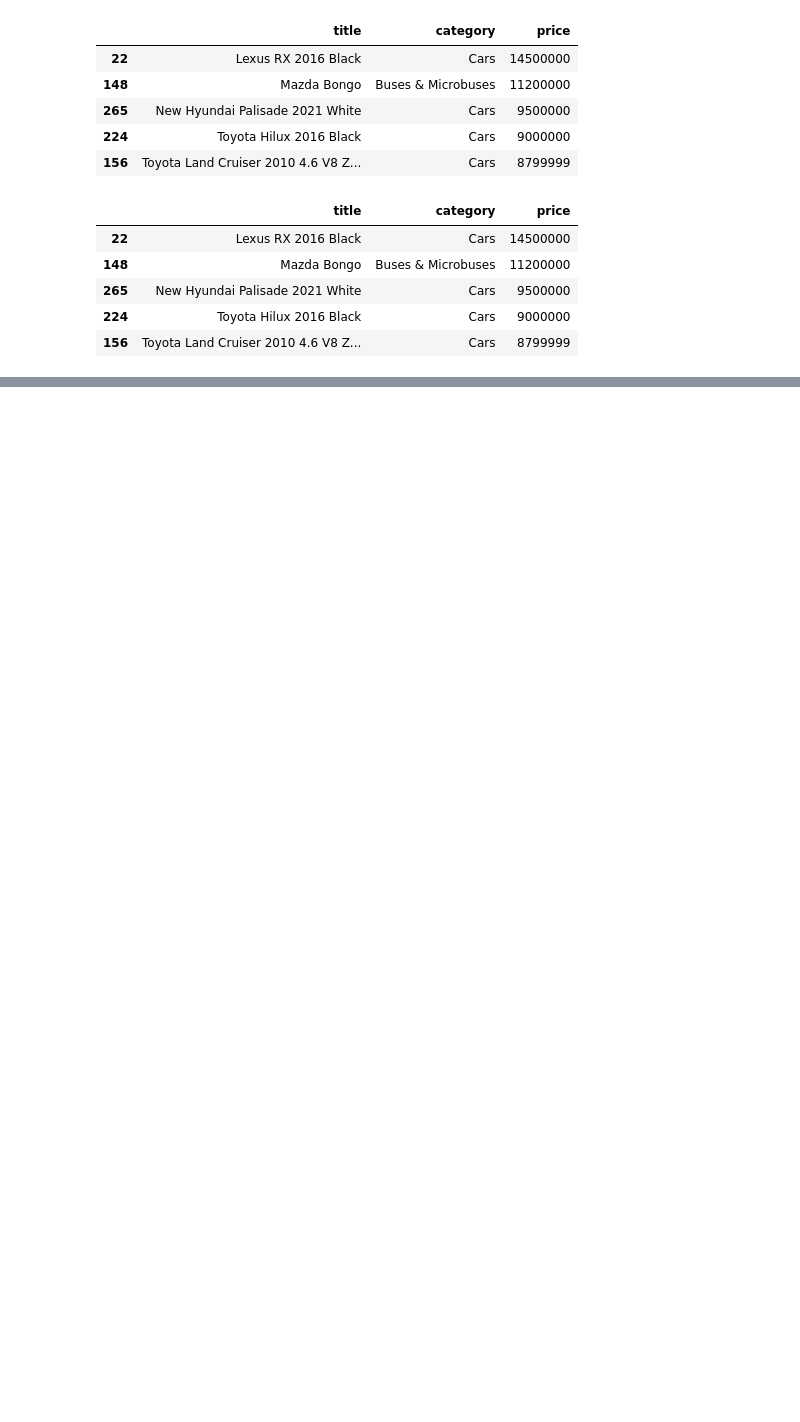
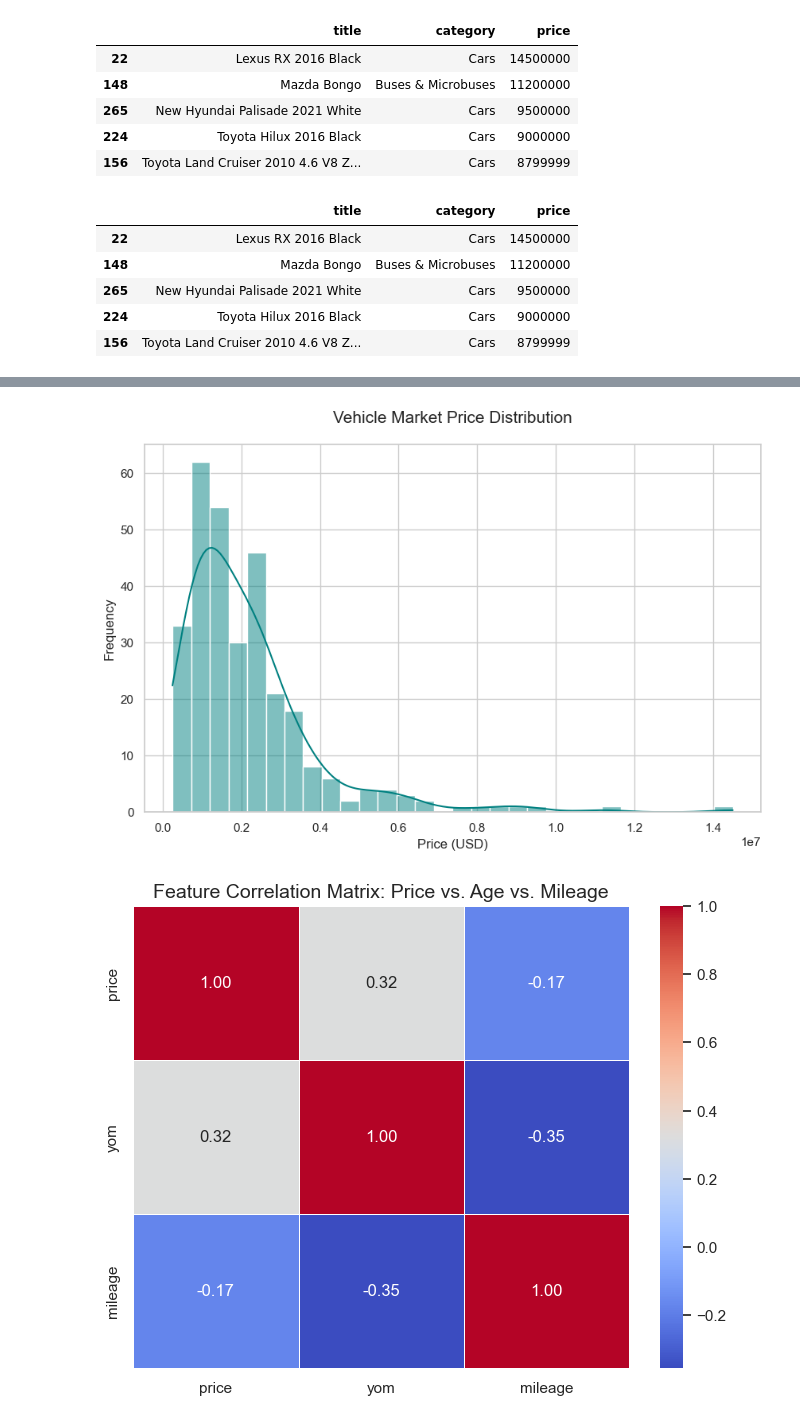
Before and after one commit to Jyn8140/My_Data_Portfolio, a Jupyter notebook: VEHICLE ANALYSIS PROJECT.ipynb, the cells around one changed output, grey strips where cells are left out. Cells and saved outputs as stored; diff of their text form; code cells hidden in the pictures; blank space fills up the shorter version.

Commit message:
Updated vehicle analysis with seaborn heatmap

```diff
--- a/VEHICLE ANALYSIS PROJECT.ipynb
+++ b/VEHICLE ANALYSIS PROJECT.ipynb
@@ -297,0 +300,25 @@ plt.show()
+# %%
+import seaborn as sns
+import matplotlib.pyplot as plt
+
+# 1. Set the professional aesthetic
+sns.set_theme(style="whitegrid", palette="viridis")
+
+# 2. Distribution of Vehicle Prices (with KDE curve)
+plt.figure(figsize=(10, 6))
+sns.histplot(df['price'], kde=True, color='teal', bins=30)
+plt.title('Vehicle Market Price Distribution', fontsize=15, pad=20)
+plt.xlabel('Price (USD)', fontsize=12)
+plt.ylabel('Frequency', fontsize=12)
+plt.show()
+
+# 3. Correlation Heatmap
+# This shows how strongly 'Year' and 'Mileage' relate to 'Price'
+plt.figure(figsize=(8, 6))
+correlation_matrix = df[['price', 'yom', 'mileage']].corr()
+sns.heatmap(correlation_matrix, annot=True, cmap='coolwarm', fmt=".2f", linewidths=0.5)
+plt.title('Feature Correlation Matrix: Price vs. Age vs. Mileage', fontsize=14)
+plt.show()
+# %% [output]
+[figure, added]
+[figure, added]
```
Also changed, not shown: parts of 9 cells of this notebook.
